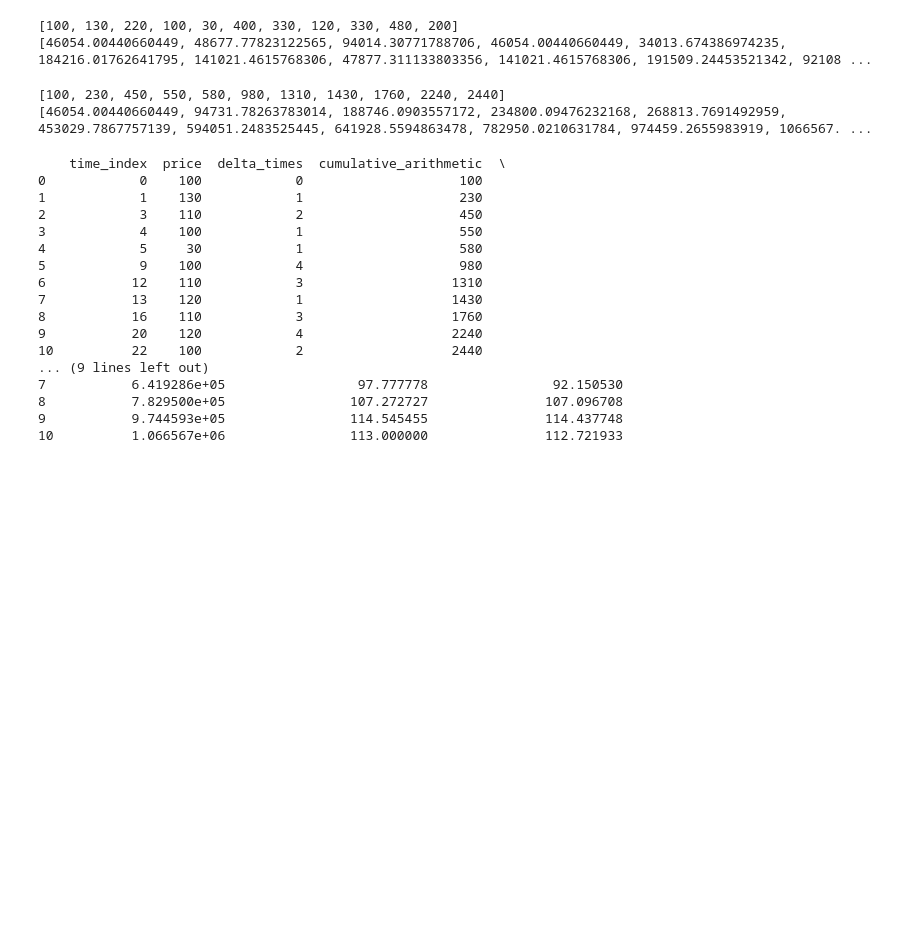
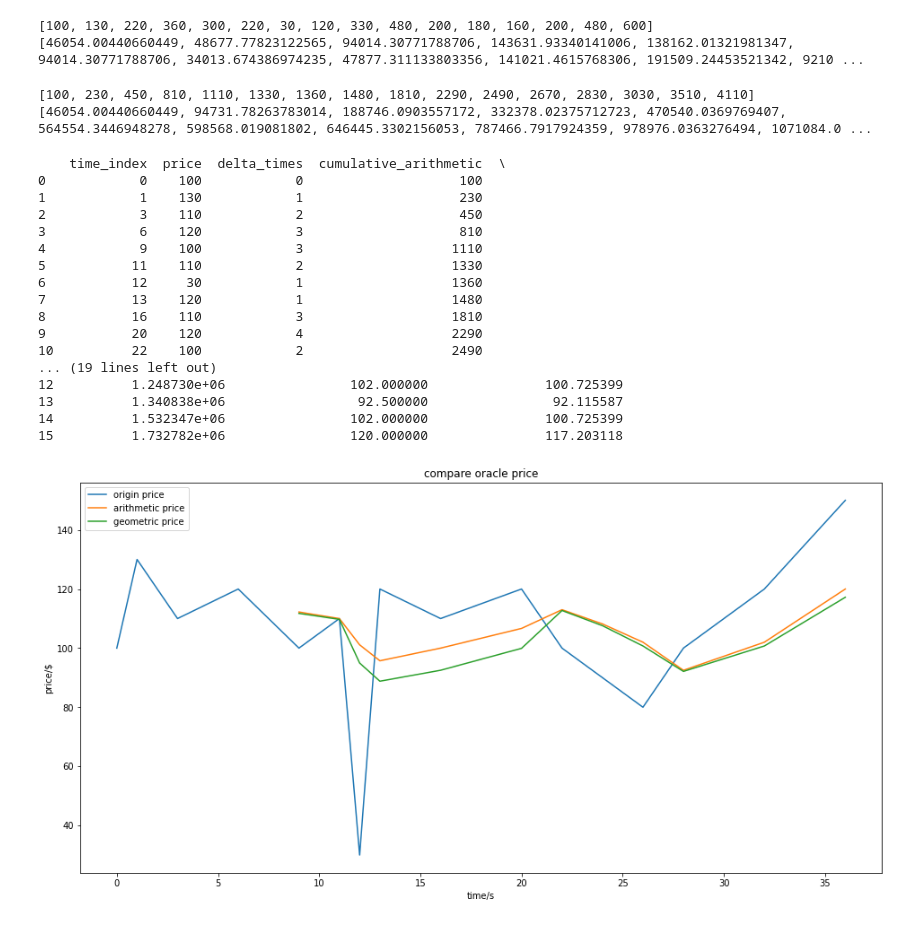
Before and after one commit to Dapp-Learning-DAO/Dapp-Learning, a Jupyter notebook: defi/Uniswap-V3/whitepaper/oracleCompare.ipynb, the cells around one changed output. Saved outputs shown, nothing was run; the diff lists cells and outputs as text; code cells hidden in the pictures; blank space fills up the shorter version.

Commit message:
add line chart

```diff
--- a/defi/Uniswap-V3/whitepaper/oracleCompare.ipynb
+++ b/defi/Uniswap-V3/whitepaper/oracleCompare.ipynb
@@ -12,9 +12,9 @@ import numpy as np
 # %%
 # tick index is log(price, 1.0001)
 LOG_BASE = 1.0001
-time_index = [0,1,3,4,5,9,12,13,16,20,22]
-# there is a hostile price on 5th element (price 30)
-origin_prices = [100,130,110,100,30,100,110,120,110,120,100]
+time_index = [0,1,3,6,9,11,12,13,16,20,22,24,26,28,32,36]
+# 7th element is a hostile price (price 30)
+origin_prices = [100,130,110,120,100,110,30,120,110,120,100,90,80,100,120,150]
 
 # delta time of every besides price
 # first element is 0s
@@ -50,8 +50,8 @@ geometric_sums = geometric_sums_calc(0, len(origin_prices))
 print(arithmetic_sums)
 print(geometric_sums)
 # %% [output]
-[100, 130, 220, 100, 30, 400, 330, 120, 330, 480, 200]
-[46054.00440660449, 48677.77823122565, 94014.30771788706, 46054.00440660449, 34013.674386974235, 184216.01762641795, 141021.4615768306, 47877.311133803356, 141021.4615768306, 191509.24453521342, 92108 ...
+[100, 130, 220, 360, 300, 220, 30, 120, 330, 480, 200, 180, 160, 200, 480, 600]
+[46054.00440660449, 48677.77823122565, 94014.30771788706, 143631.93340141006, 138162.01321981347, 94014.30771788706, 34013.674386974235, 47877.311133803356, 141021.4615768306, 191509.24453521342, 9210 ...
 # %%
 # the cumulative price store in oracle
 cumulative_arithmetic = []
@@ -64,8 +64,8 @@ for i in range(1,len(origin_prices)+1):
 print(cumulative_arithmetic)
 print(cumulative_geometric)
 # %% [output]
-[100, 230, 450, 550, 580, 980, 1310, 1430, 1760, 2240, 2440]
-[46054.00440660449, 94731.78263783014, 188746.0903557172, 234800.09476232168, 268813.7691492959, 453029.7867757139, 594051.2483525445, 641928.5594863478, 782950.0210631784, 974459.2655983919, 1066567. ...
+[100, 230, 450, 810, 1110, 1330, 1360, 1480, 1810, 2290, 2490, 2670, 2830, 3030, 3510, 4110]
+[46054.00440660449, 94731.78263783014, 188746.0903557172, 332378.02375712723, 470540.0369769407, 564554.3446948278, 598568.019081802, 646445.3302156053, 787466.7917924359, 978976.0363276494, 1071084.0 ...
 # %%
 # calc price with oracle's cumulative price
 def calc_arithmetic_oracleprice(begin,end):
@@ -108,16 +108,34 @@ print(df)
 0            0    100            0                    100
 1            1    130            1                    230
 2            3    110            2                    450
-3            4    100            1                    550
-4            5     30            1                    580
-5            9    100            4                    980
-6           12    110            3                   1310
-7           13    120            1                   1430
-8           16    110            3                   1760
-9           20    120            4                   2240
-10          22    100            2                   2440
-... (9 lines left out)
-7           6.419286e+05                 97.777778                92.150530
-8           7.829500e+05                107.272727               107.096708
-9           9.744593e+05                114.545455               114.437748
-10          1.066567e+06                113.000000               112.721933
+3            6    120            3                    810
+4            9    100            3                   1110
+5           11    110            2                   1330
+6           12     30            1                   1360
+7           13    120            1                   1480
+8           16    110            3                   1810
+9           20    120            4                   2290
+10          22    100            2                   2490
+... (19 lines left out)
+12          1.248730e+06                102.000000               100.725399
+13          1.340838e+06                 92.500000                92.115587
+14          1.532347e+06                102.000000               100.725399
+15          1.732782e+06                120.000000               117.203118
+# %%
+'''
+arithmetic mean is more stable than geometric mean.
+time 12s
+'''
+import matplotlib.pyplot as plt
+
+plt.figure(figsize=(16,8))
+plt.plot(time_index, origin_prices, label="origin price")
+plt.plot(time_index, oracle_arithmetic_prices, label="arithmetic price")
+plt.plot(time_index, oracle_geometric_prices, label="geometric price")
+plt.legend()
+plt.xlabel('time/s')
+plt.ylabel('price/$')
+plt.title('compare oracle price')
+plt.show()
+# %% [output]
+[figure, added]
```
